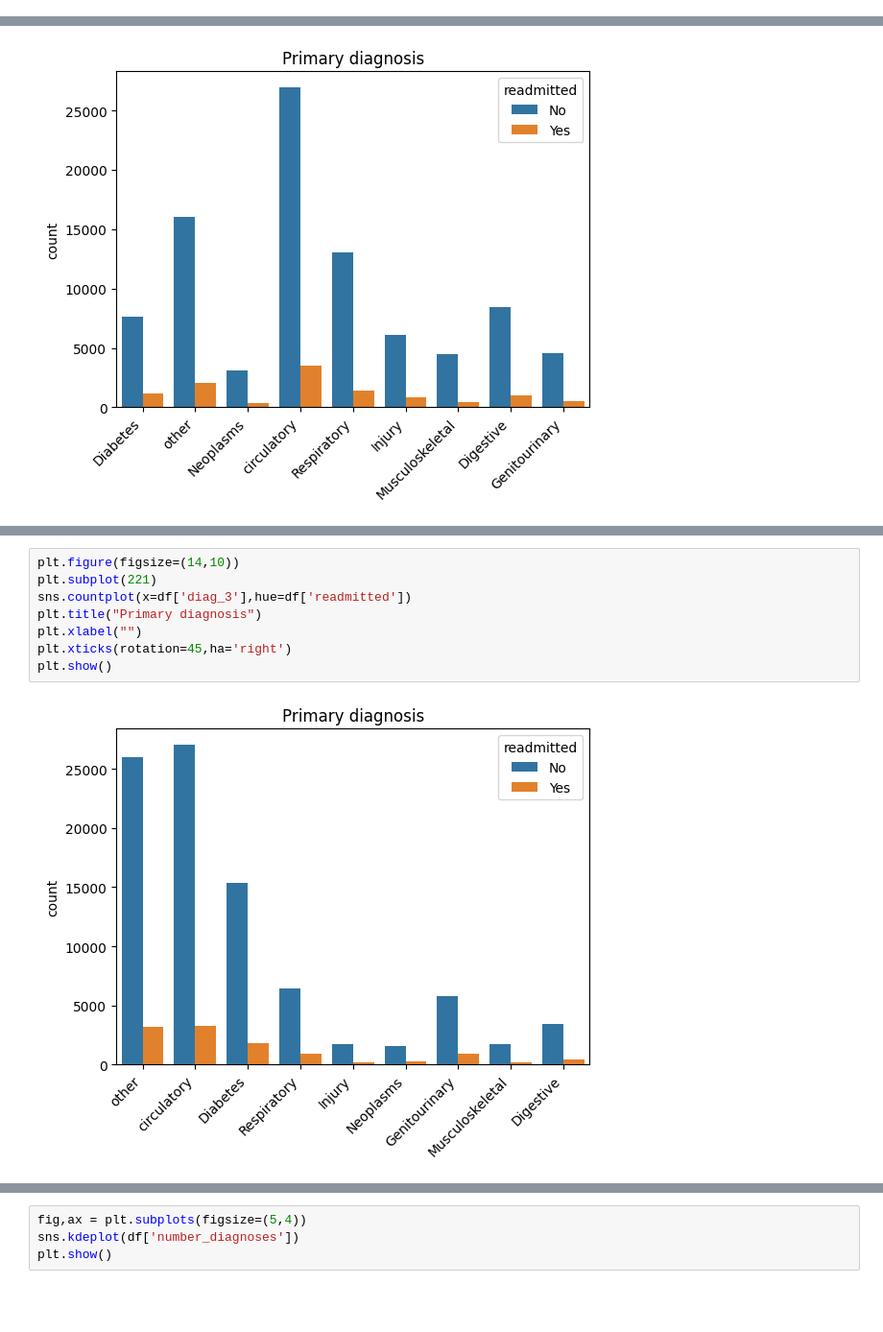
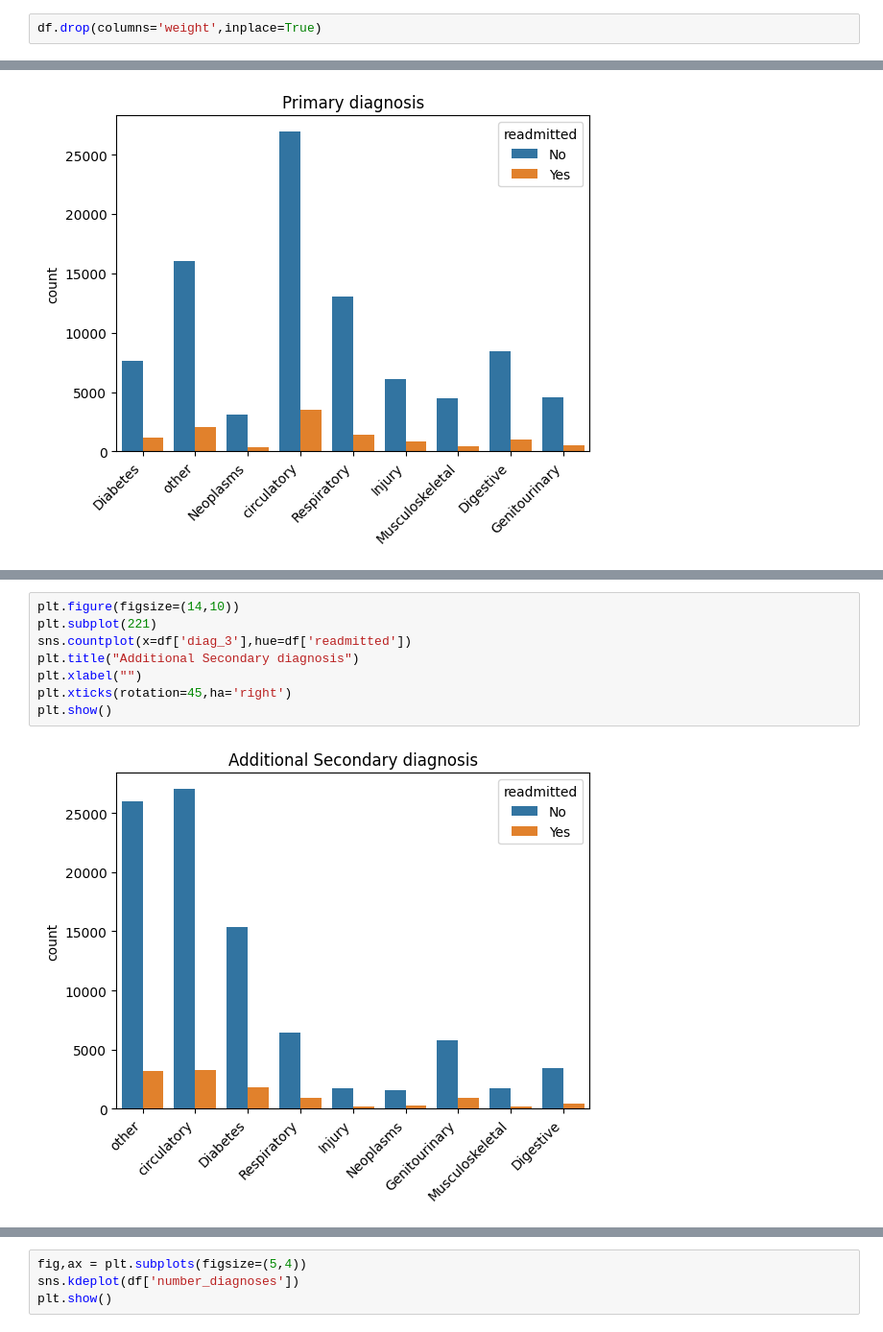
Before and after one commit to esraa-el-tohamii/Health-Care-Project, a Jupyter notebook: EDA.ipynb, the cells around one changed output, grey strips where cells are left out. Shown at 96% size. Cells and saved outputs as stored; diff of their text form; blank space fills up the shorter version.

```diff
--- a/EDA.ipynb
+++ b/EDA.ipynb
@@ -192,6 +196,8 @@ plt.show()
 # %% [markdown]
 Some columns contain high percentages of missing values and may need to be dropped or imputed.
 If a key analytical column (like weight or payer_code) has many missing values, it is often excluded from
+# %%
+df.drop(columns='weight',inplace=True)
 # %%
 def Description(data):
     """return dataframe of describing all Attributes
@@ -608,10 +636,10 @@ plt.show()
 # %%
 plt.figure(figsize=(14,10))
 plt.subplot(221)
 sns.countplot(x=df['diag_3'],hue=df['readmitted'])
-plt.title("Primary diagnosis")
+plt.title("Additional Secondary diagnosis")
 plt.xlabel("")
 plt.xticks(rotation=45,ha='right')
 plt.show()
 # %% [output]
-[figure, old version]
+[figure, new version]
```
Also changed, not shown: parts of 43 cells of this notebook, 1 other file.
